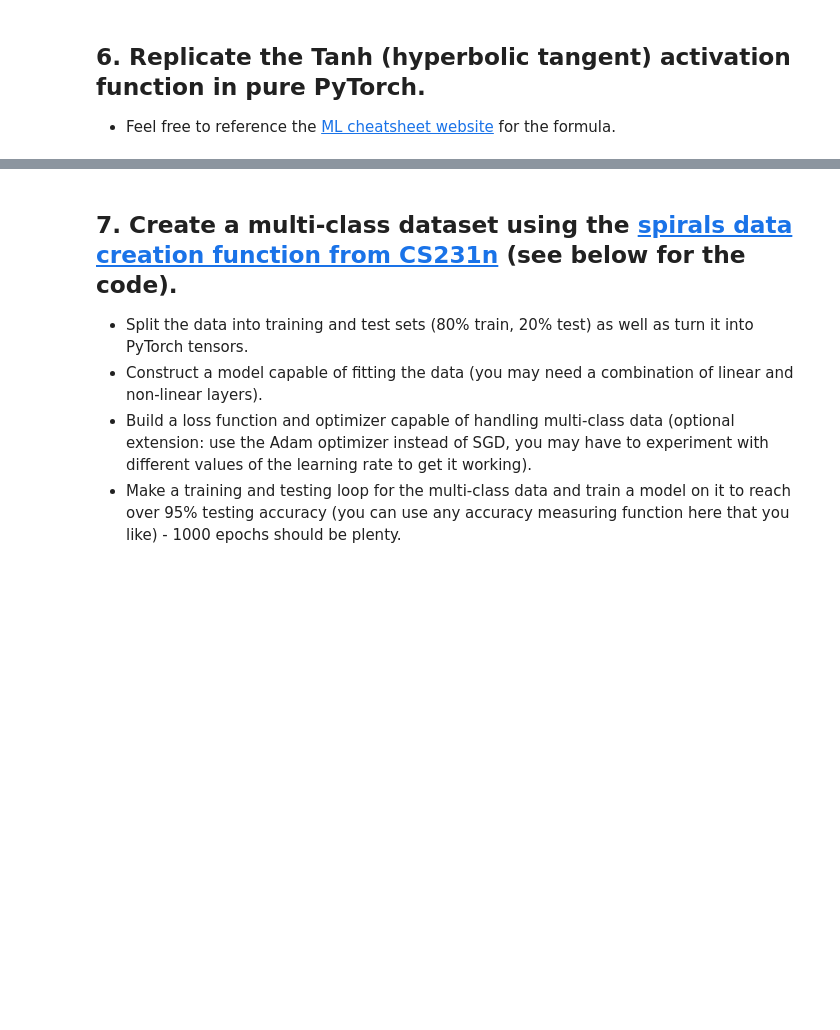
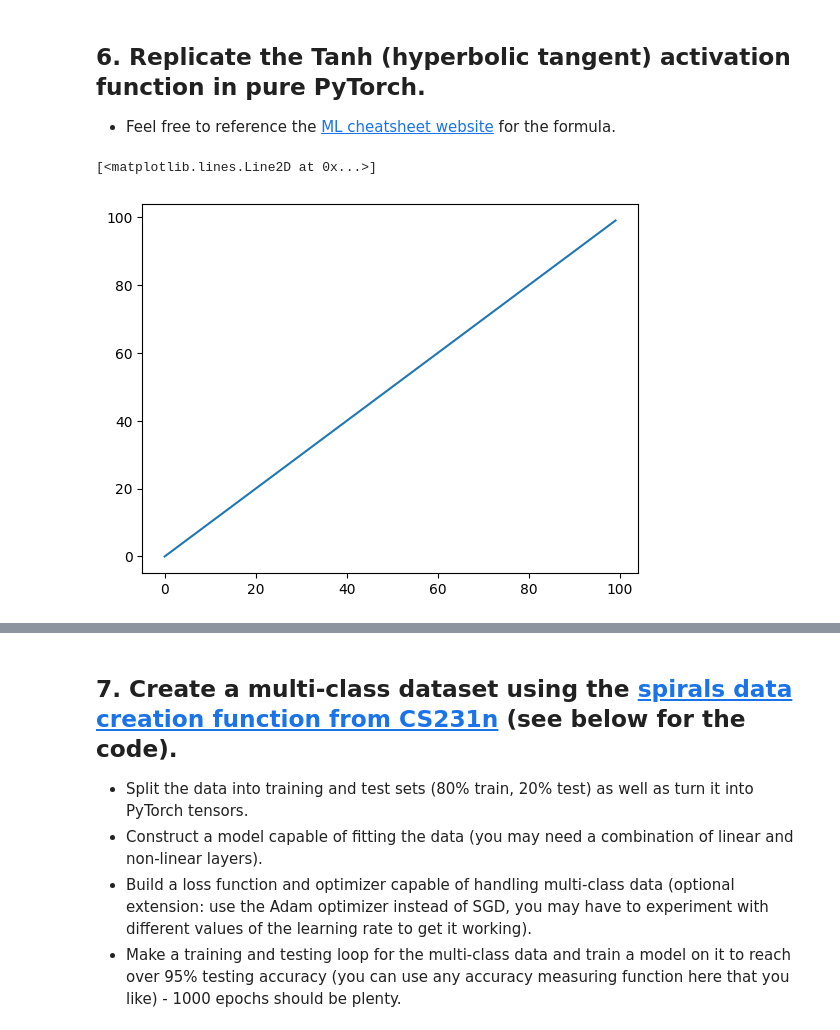
Before and after one commit to BashkirovN/pytorch_practice, a Jupyter notebook: extras/exercises/02_pytorch_classification_exercises.ipynb, the cells around one changed output, grey strips where cells are left out. Saved outputs shown, nothing was run; the diff lists cells and outputs as text; code cells hidden in the pictures; blank space fills up the shorter version.

```diff
--- a/extras/exercises/02_pytorch_classification_exercises.ipynb
+++ b/extras/exercises/02_pytorch_classification_exercises.ipynb
@@ -194,5 +304,10 @@ def plot_decision_boundary(model, X, y):
   * Feel free to reference the [ML cheatsheet website](https://ml-cheatsheet.readthedocs.io/en/latest/activation_functions.html#tanh) for the formula.
 # %%
 # Create a straight line tensor
+straigth_line = torch.arange(0,100,1)
+plt.plot(straigth_line)
+# %% [output]
+[<matplotlib.lines.Line2D at 0x...>]
+[figure, added]
 # %%
 # Test torch.tanh() on the tensor and plot it
```
Also changed, not shown: parts of 23 cells of this notebook.
